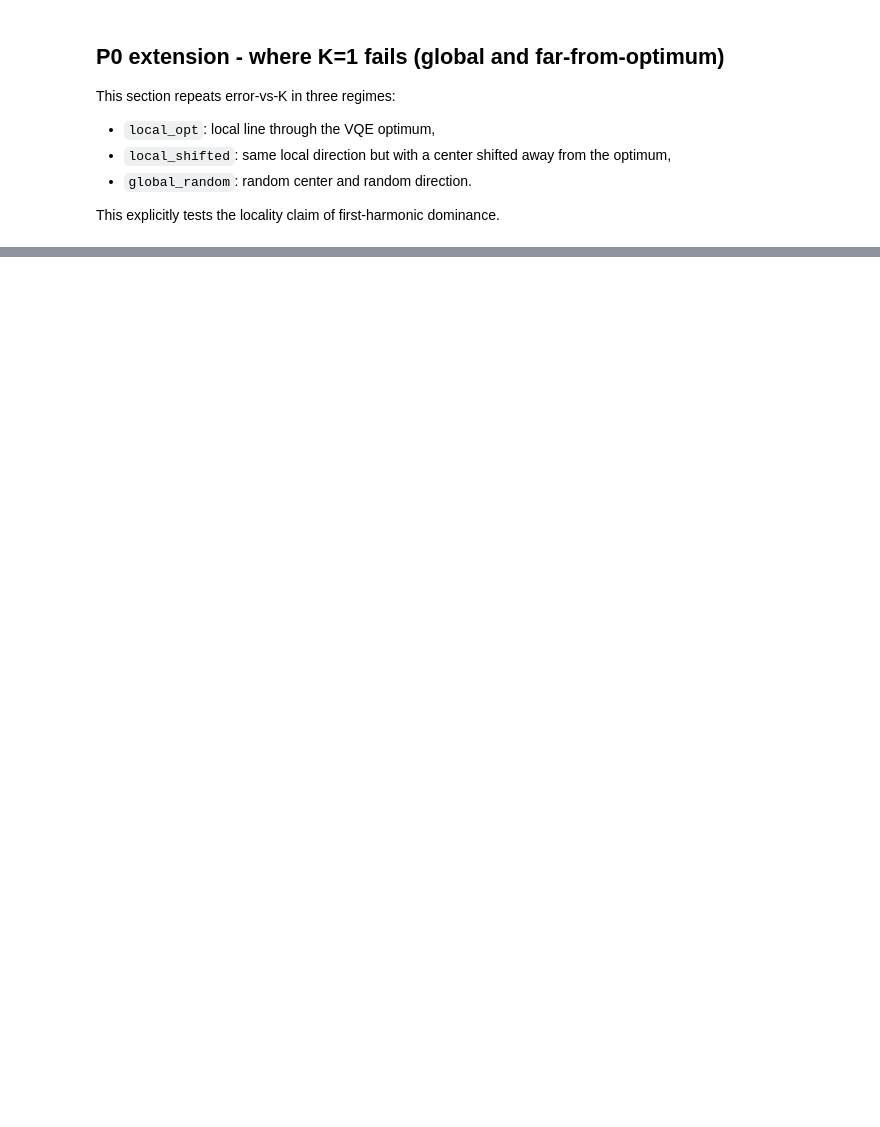
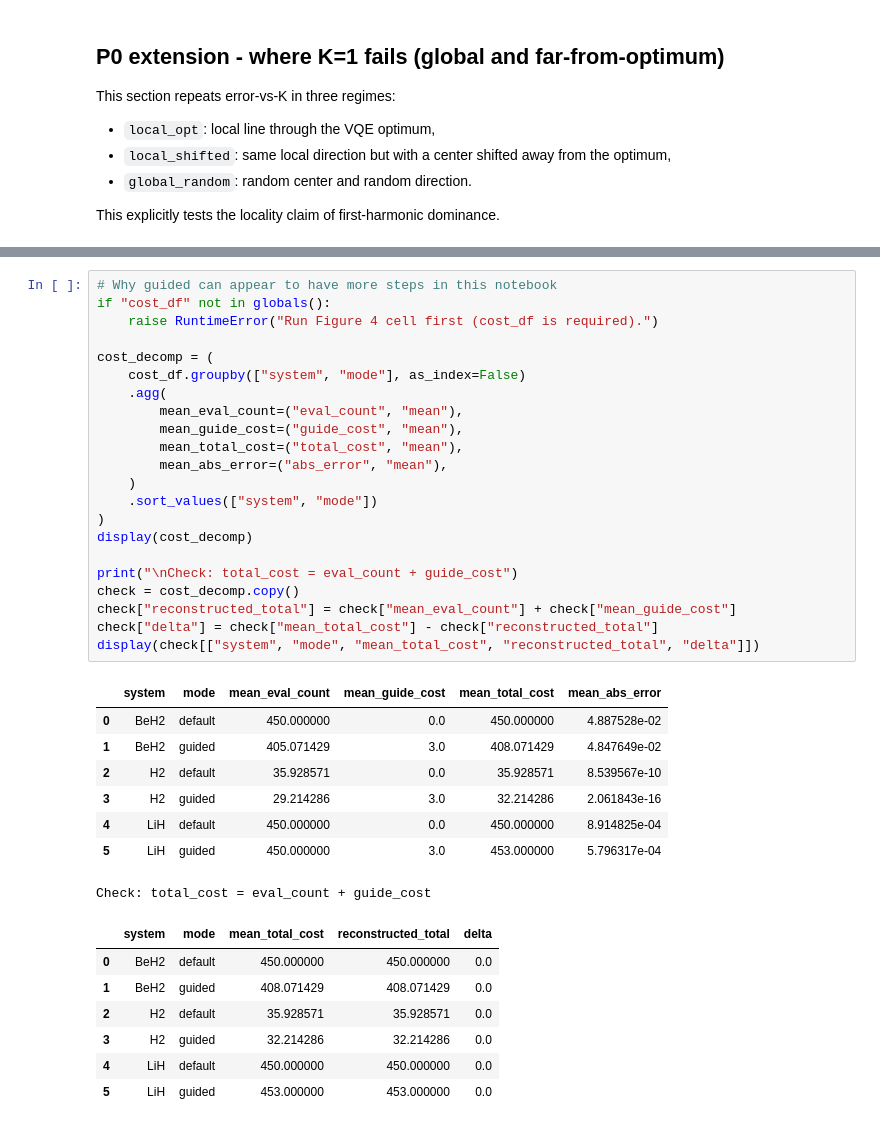
Before and after one commit to YannLeao/vqe-quantum-simulation, a Jupyter notebook: notebooks/02_fourier_tradeoff_article_plan.ipynb, the cells around one changed output, grey strips where cells are left out. Drawn from its saved outputs; the diff is of its cells as text; blank space fills up the shorter version.

```diff
--- a/notebooks/02_fourier_tradeoff_article_plan.ipynb
+++ b/notebooks/02_fourier_tradeoff_article_plan.ipynb
@@ -892,0 +955,38 @@ display(regime_compact.sort_values(["system", "regime"]))
+# %%
+# Why guided can appear to have more steps in this notebook
+if "cost_df" not in globals():
+    raise RuntimeError("Run Figure 4 cell first (cost_df is required).")
+
+cost_decomp = (
+    cost_df.groupby(["system", "mode"], as_index=False)
+    .agg(
+        mean_eval_count=("eval_count", "mean"),
+        mean_guide_cost=("guide_cost", "mean"),
+        mean_total_cost=("total_cost", "mean"),
+        mean_abs_error=("abs_error", "mean"),
+    )
+    .sort_values(["system", "mode"])
+)
+display(cost_decomp)
+
+print("\nCheck: total_cost = eval_count + guide_cost")
+check = cost_decomp.copy()
+check["reconstructed_total"] = check["mean_eval_count"] + check["mean_guide_cost"]
+check["delta"] = check["mean_total_cost"] - check["reconstructed_total"]
+display(check[["system", "mode", "mean_total_cost", "reconstructed_total", "delta"]])
+# %% [output]
+|  | system | mode | mean_eval_count | mean_guide_cost | mean_total_cost | mean_abs_error |
+| 0 | BeH2 | default | 450.000000 | 0.0 | 450.000000 | 4.887528e-02 |
+| 1 | BeH2 | guided | 405.071429 | 3.0 | 408.071429 | 4.847649e-02 |
+| 2 | H2 | default | 35.928571 | 0.0 | 35.928571 | 8.539567e-10 |
+| 3 | H2 | guided | 29.214286 | 3.0 | 32.214286 | 2.061843e-16 |
+| 4 | LiH | default | 450.000000 | 0.0 | 450.000000 | 8.914825e-04 |
+| 5 | LiH | guided | 450.000000 | 3.0 | 453.000000 | 5.796317e-04 |
+Check: total_cost = eval_count + guide_cost
+|  | system | mode | mean_total_cost | reconstructed_total | delta |
+| 0 | BeH2 | default | 450.000000 | 450.000000 | 0.0 |
+| 1 | BeH2 | guided | 408.071429 | 408.071429 | 0.0 |
+| 2 | H2 | default | 35.928571 | 35.928571 | 0.0 |
+| 3 | H2 | guided | 32.214286 | 32.214286 | 0.0 |
+| 4 | LiH | default | 450.000000 | 450.000000 | 0.0 |
+| 5 | LiH | guided | 453.000000 | 453.000000 | 0.0 |
```
Also changed, not shown: parts of 12 cells of this notebook, 8 other files.
